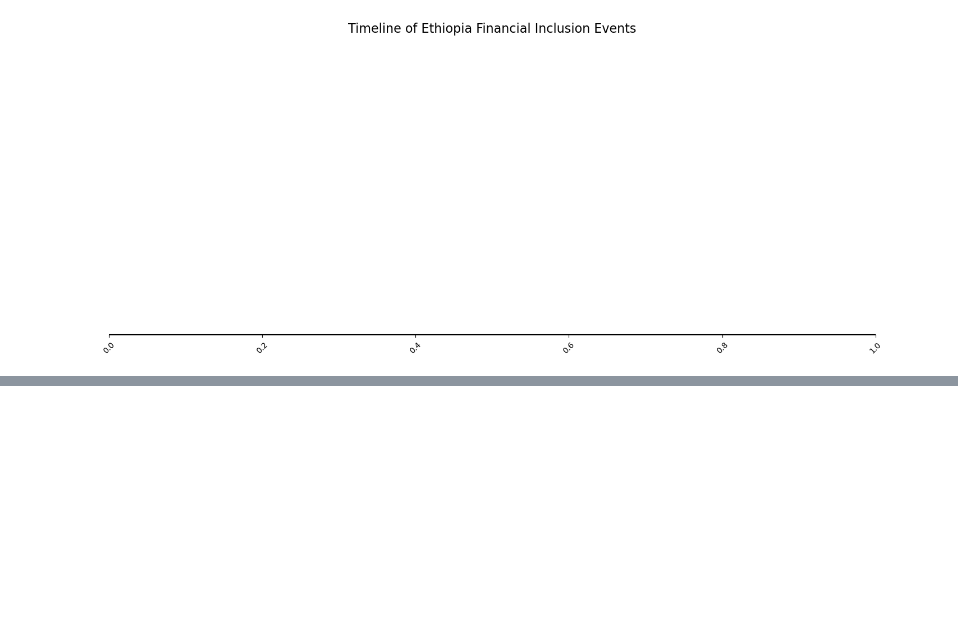
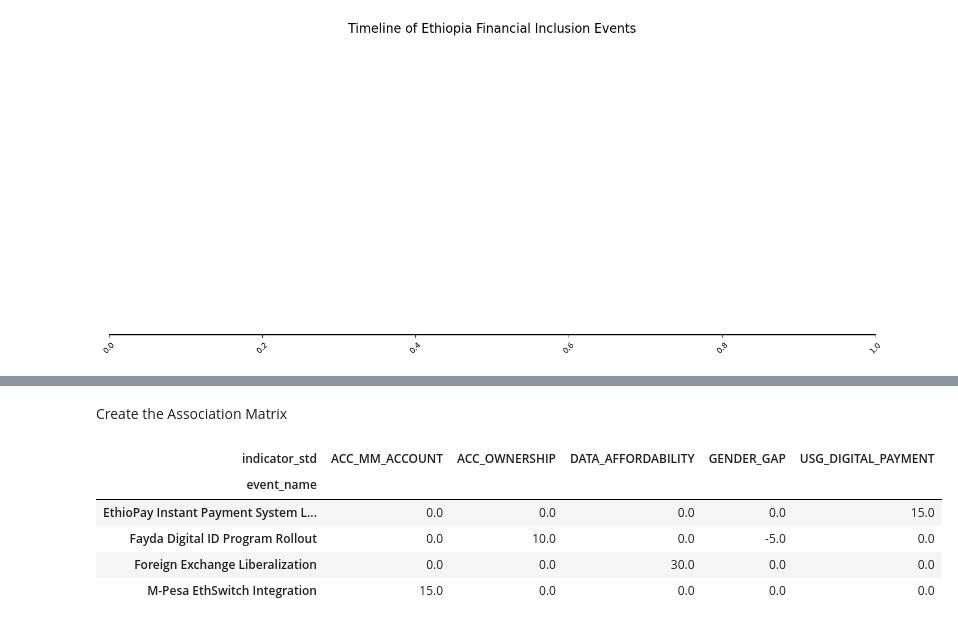
Before and after one commit to zenawitkmariam/ethiopia-fi-forcast, a Jupyter notebook: notebooks/DataExploration.ipynb, the cells around one changed output, grey strips where cells are left out. Cells and saved outputs as stored; diff of their text form; code cells hidden in the pictures; blank space fills up the shorter version.

```diff
--- a/notebooks/DataExploration.ipynb
+++ b/notebooks/DataExploration.ipynb
@@ -404,0 +552,7 @@ plt.show()
+# %%
+impact_agg["signed_impact"] = impact_agg.apply(
+    lambda x: x["avg_impact_estimate"]
+    if x["impact_direction"] == "increase"
+    else -abs(x["avg_impact_estimate"]),
+    axis=1
+)
@@ -404,0 +620,31 @@ plt.show()
+# %% [markdown]
+Create the Association Matrix
+# %%
+indicator_map = {
+    "Fayda effect on Account Ownership": "ACC_OWNERSHIP",
+    "Fayda effect on Gender Gap": "GENDER_GAP",
+    "EthioPay effect on P2P Count": "USG_DIGITAL_PAYMENT",
+    "M-Pesa Interop effect on M-Pesa Active Users": "ACC_MM_ACCOUNT",
+    "FX Reform effect on Data Affordability": "DATA_AFFORDABILITY"
+}
+
+impact_agg["indicator_std"] = impact_agg["affected_indicator"].map(indicator_map)
+
+association_matrix = (
+    impact_agg
+    .pivot_table(
+        index="event_name",
+        columns="indicator_std",
+        values="signed_impact",
+        aggfunc="sum"
+    )
+    .fillna(0)
+)
+display(association_matrix)
+# %% [output]
+| indicator_std | ACC_MM_ACCOUNT | ACC_OWNERSHIP | DATA_AFFORDABILITY | GENDER_GAP | USG_DIGITAL_PAYMENT |
+| event_name |  |  |  |  |  |
+| EthioPay Instant Payment System L... | 0.0 | 0.0 | 0.0 | 0.0 | 15.0 |
+| Fayda Digital ID Program Rollout | 0.0 | 10.0 | 0.0 | -5.0 | 0.0 |
+| Foreign Exchange Liberalization | 0.0 | 0.0 | 30.0 | 0.0 | 0.0 |
+| M-Pesa EthSwitch Integration | 15.0 | 0.0 | 0.0 | 0.0 | 0.0 |
```
Also changed, not shown: parts of 8 cells of this notebook.
